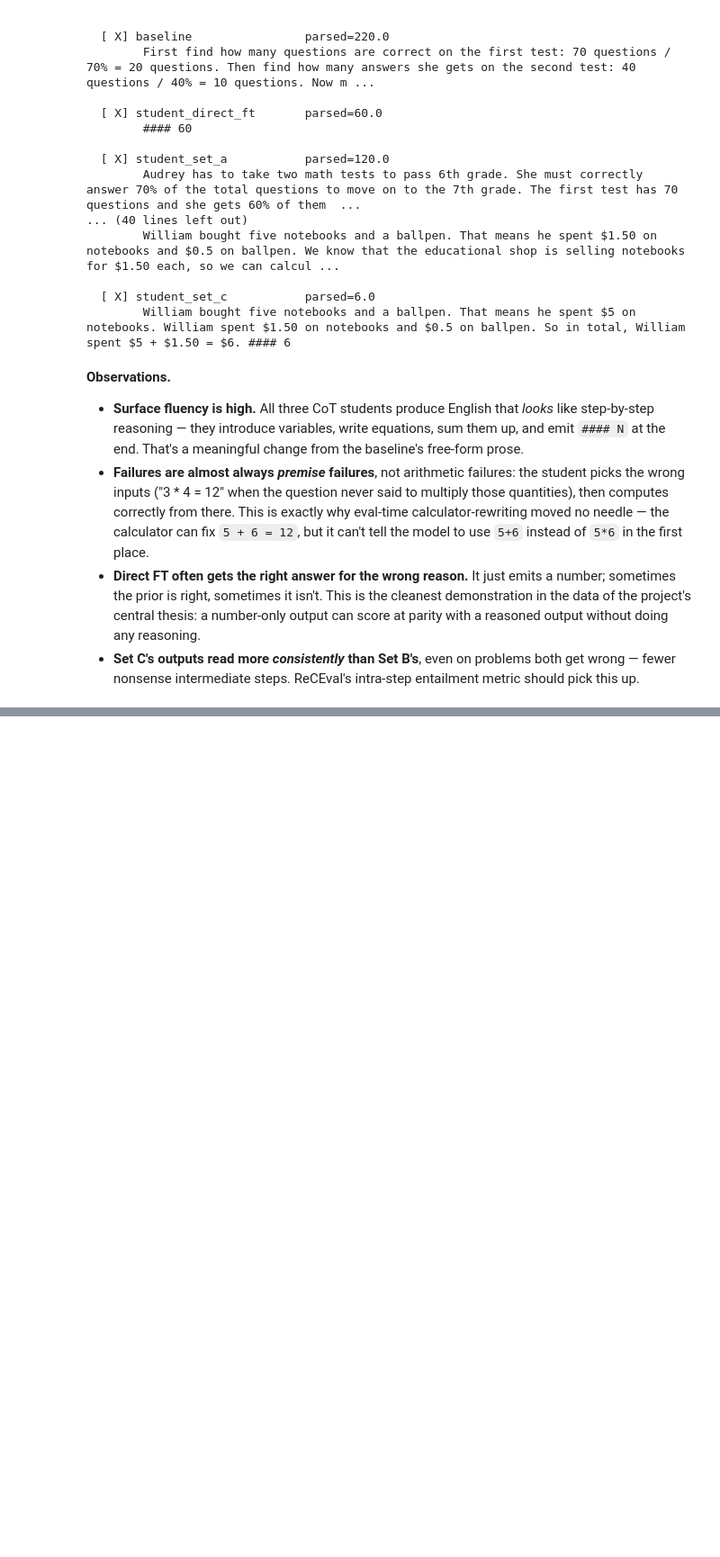
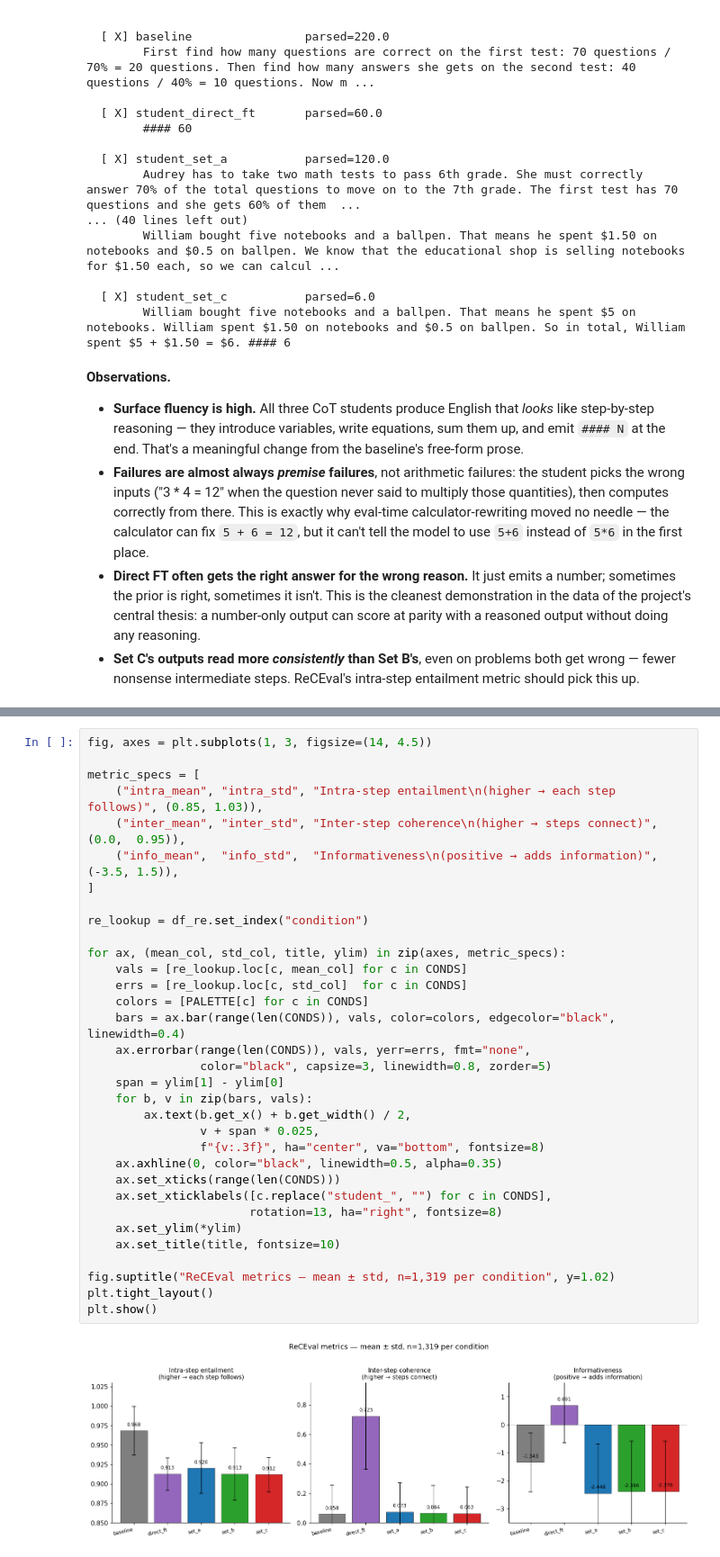
Before and after one commit to rihembenabdallah18/COT_lab, a Jupyter notebook: notebooks/results.ipynb, the cells around one changed output, grey strips where cells are left out. Shown at 90% size. Cells and saved outputs as stored; diff of their text form; blank space fills up the shorter version.

```diff
--- a/notebooks/results.ipynb
+++ b/notebooks/results.ipynb
@@ -412,0 +485,35 @@ GOLD: 35.0
+# %%
+fig, axes = plt.subplots(1, 3, figsize=(14, 4.5))
+
+metric_specs = [
+    ("intra_mean", "intra_std", "Intra-step entailment\n(higher → each step follows)", (0.85, 1.03)),
+    ("inter_mean", "inter_std", "Inter-step coherence\n(higher → steps connect)", (0.0,  0.95)),
+    ("info_mean",  "info_std",  "Informativeness\n(positive → adds information)",   (-3.5, 1.5)),
+]
+
+re_lookup = df_re.set_index("condition")
+
+for ax, (mean_col, std_col, title, ylim) in zip(axes, metric_specs):
+    vals = [re_lookup.loc[c, mean_col] for c in CONDS]
+    errs = [re_lookup.loc[c, std_col]  for c in CONDS]
+    colors = [PALETTE[c] for c in CONDS]
+    bars = ax.bar(range(len(CONDS)), vals, color=colors, edgecolor="black", linewidth=0.4)
+    ax.errorbar(range(len(CONDS)), vals, yerr=errs, fmt="none",
+                color="black", capsize=3, linewidth=0.8, zorder=5)
+    span = ylim[1] - ylim[0]
+    for b, v in zip(bars, vals):
+        ax.text(b.get_x() + b.get_width() / 2,
+                v + span * 0.025,
+                f"{v:.3f}", ha="center", va="bottom", fontsize=8)
+    ax.axhline(0, color="black", linewidth=0.5, alpha=0.35)
+    ax.set_xticks(range(len(CONDS)))
+    ax.set_xticklabels([c.replace("student_", "") for c in CONDS],
+                       rotation=13, ha="right", fontsize=8)
+    ax.set_ylim(*ylim)
+    ax.set_title(title, fontsize=10)
+
+fig.suptitle("ReCEval metrics — mean ± std, n=1,319 per condition", y=1.02)
+plt.tight_layout()
+plt.show()
+# %% [output]
+[figure, added]
```
Also changed, not shown: parts of 9 cells of this notebook.
